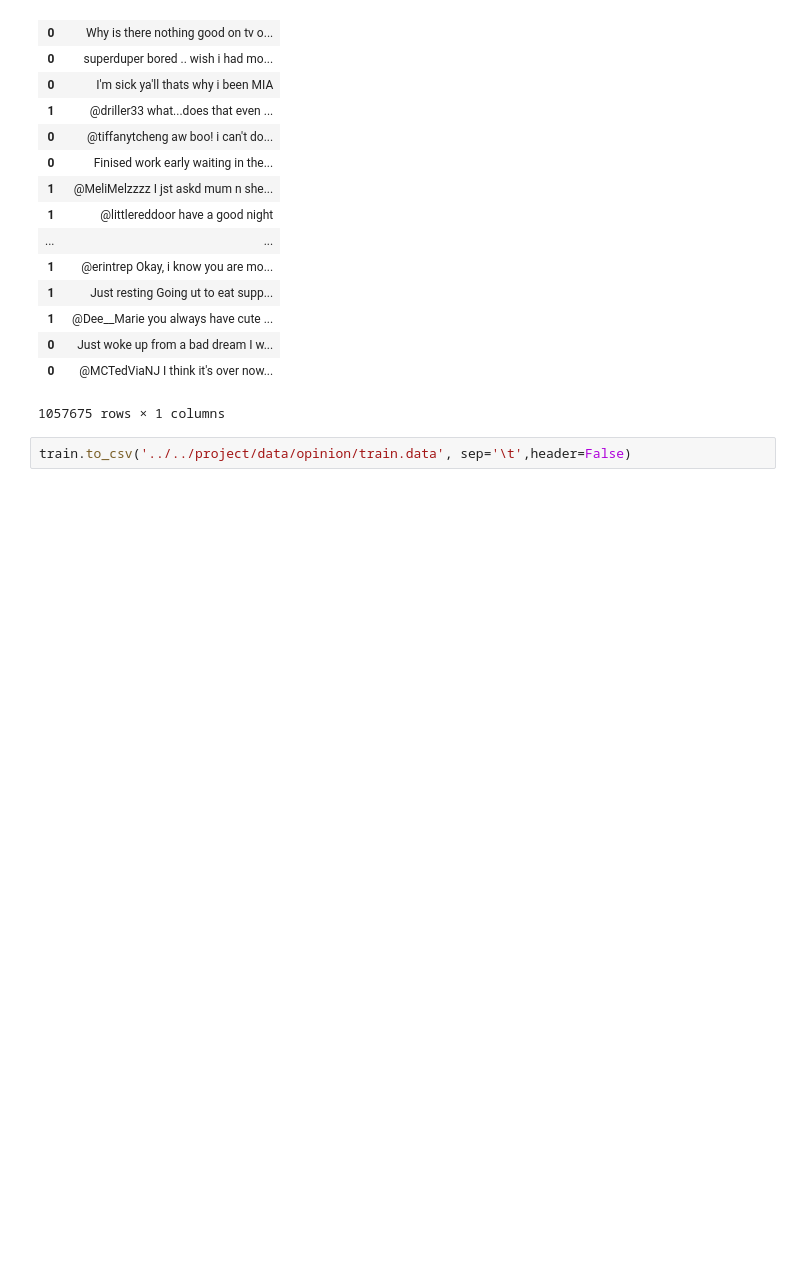
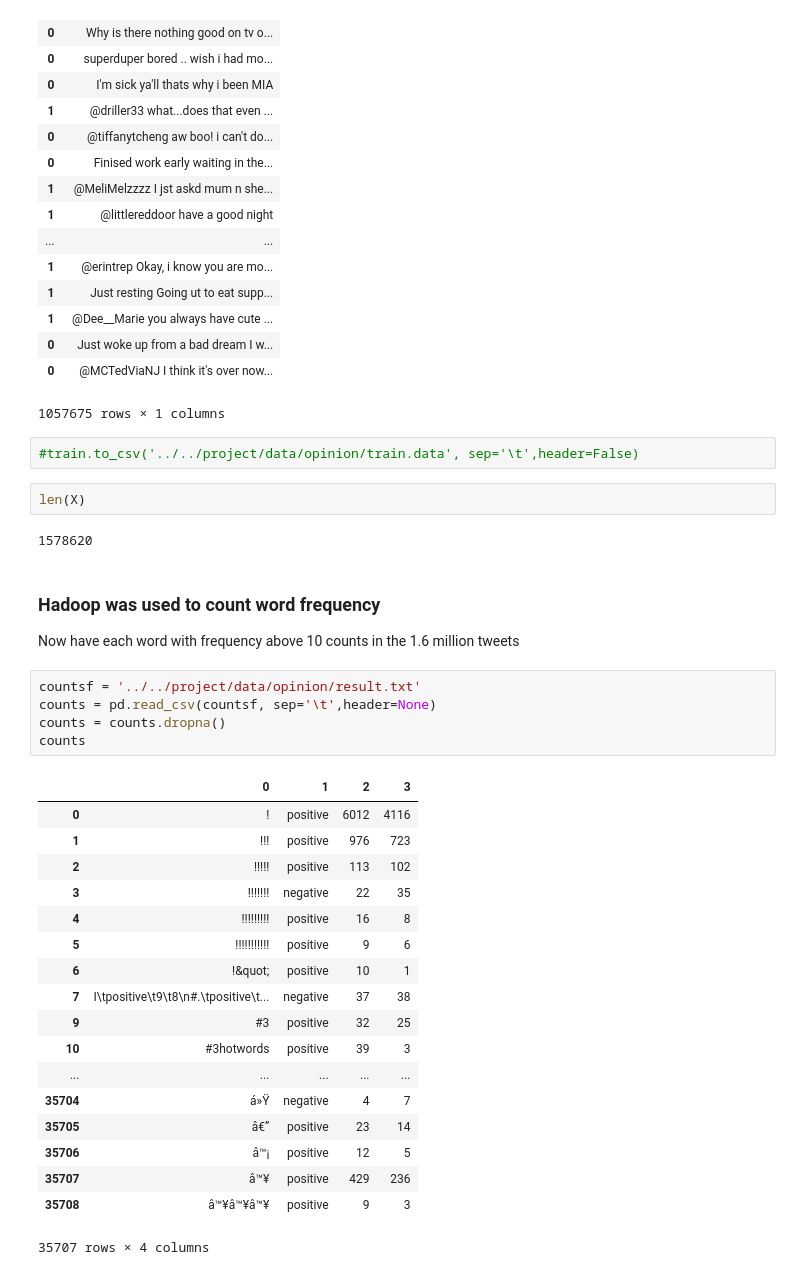
Before and after one commit to nicwigs/482, a Jupyter notebook: project/trainSentiment.ipynb, the cells around one changed output. Drawn from its saved outputs; the diff is of its cells as text; blank space fills up the shorter version.

```diff
--- a/project/trainSentiment.ipynb
+++ b/project/trainSentiment.ipynb
@@ -67,4 +64,35 @@ train
 | 0 | @MCTedViaNJ I think it's over now... |
 1057675 rows × 1 columns
 # %%
-train.to_csv('../../project/data/opinion/train.data', sep='\t',header=False)
+#train.to_csv('../../project/data/opinion/train.data', sep='\t',header=False)
+# %%
+len(X)
+# %% [output]
+1578620
+# %% [markdown]
+### Hadoop was used to count word frequency
+Now have each word with frequency above 10 counts in the 1.6 million tweets
+# %%
+countsf = '../../project/data/opinion/result.txt'
+counts = pd.read_csv(countsf, sep='\t',header=None)
+counts = counts.dropna()
+counts
+# %% [output]
+|  | 0 | 1 | 2 | 3 |
+| 0 | ! | positive | 6012 | 4116 |
+| 1 | !!! | positive | 976 | 723 |
+| 2 | !!!!! | positive | 113 | 102 |
+| 3 | !!!!!!! | negative | 22 | 35 |
+| 4 | !!!!!!!!! | positive | 16 | 8 |
+| 5 | !!!!!!!!!!! | positive | 9 | 6 |
+| 6 | !&quot; | positive | 10 | 1 |
+| 7 | I\tpositive\t9\t8\n#.\tpositive\t... | negative | 37 | 38 |
+| 9 | #3 | positive | 32 | 25 |
+| 10 | #3hotwords | positive | 39 | 3 |
+| ... | ... | ... | ... | ... |
+| 35704 | á»Ÿ | negative | 4 | 7 |
+| 35705 | â€” | positive | 23 | 14 |
+| 35706 | â™¡ | positive | 12 | 5 |
+| 35707 | â™¥ | positive | 429 | 236 |
+| 35708 | â™¥â™¥â™¥ | positive | 9 | 3 |
+35707 rows × 4 columns
```
Also changed, not shown: parts of 12 cells of this notebook.
